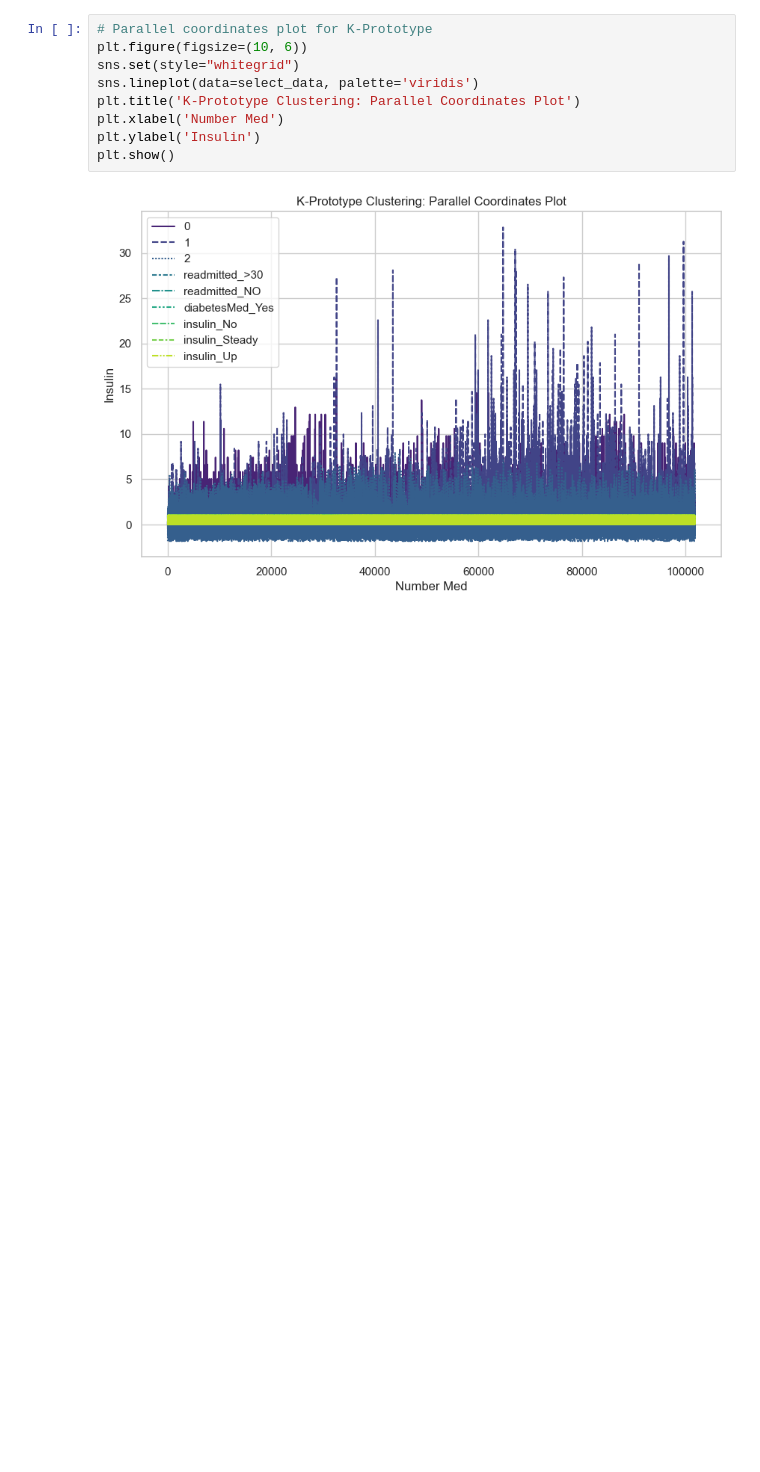
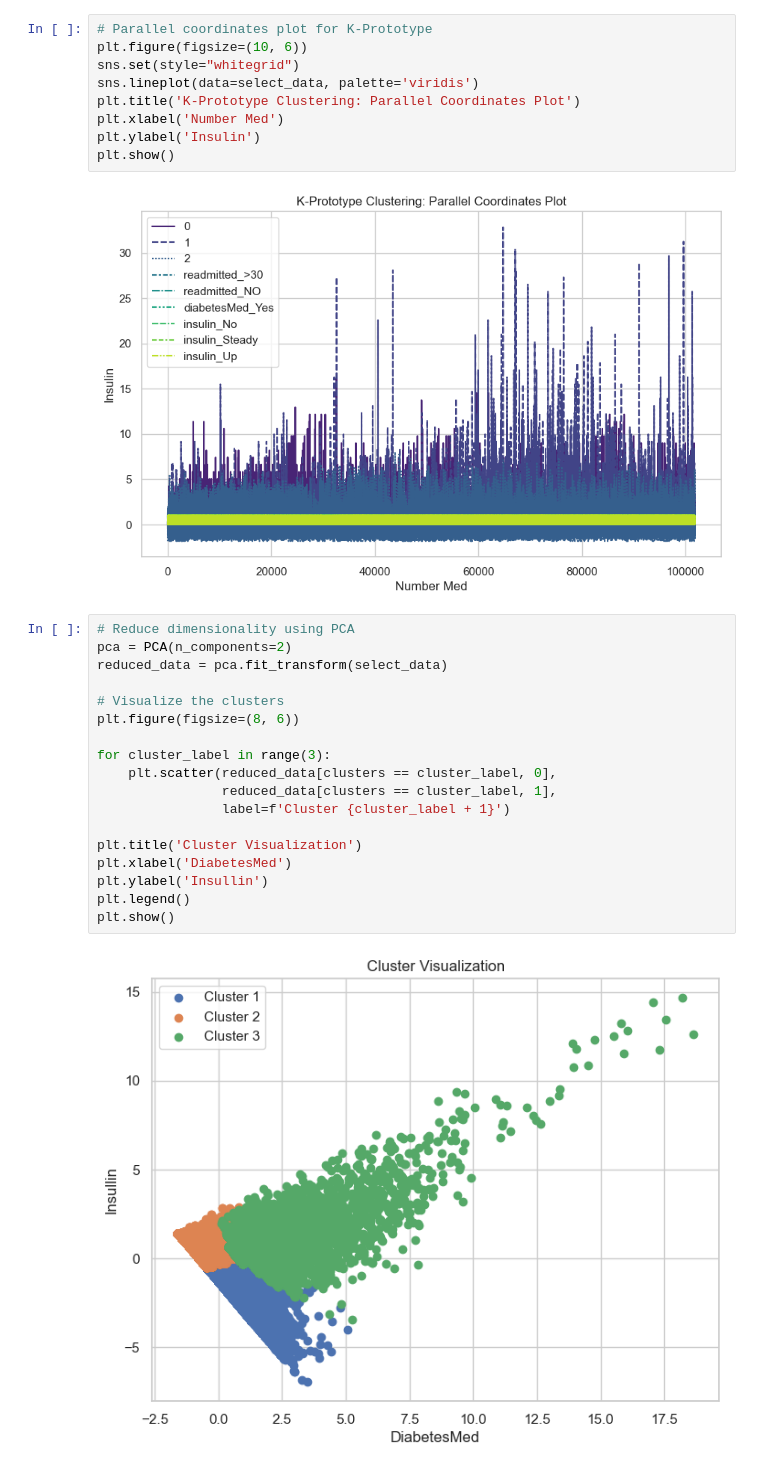
Before and after one commit to dixitmj/Analysis-of-Diabetic-data-, a Jupyter notebook: Advance assign.ipynb, the cells around one changed output. Saved outputs shown, nothing was run; the diff lists cells and outputs as text; blank space fills up the shorter version.

```diff
--- a/Advance assign.ipynb
+++ b/Advance assign.ipynb
@@ -629,3 +642,23 @@ plt.ylabel('Insulin')
 plt.show()
 # %% [output]
 [figure]
+# %%
+# Reduce dimensionality using PCA
+pca = PCA(n_components=2)
+reduced_data = pca.fit_transform(select_data)
+
+# Visualize the clusters
+plt.figure(figsize=(8, 6))
+
+for cluster_label in range(3):
+    plt.scatter(reduced_data[clusters == cluster_label, 0],
+                reduced_data[clusters == cluster_label, 1],
+                label=f'Cluster {cluster_label + 1}')
+
+plt.title('Cluster Visualization')
+plt.xlabel('DiabetesMed')
+plt.ylabel('Insullin')
+plt.legend()
+plt.show()
+# %% [output]
+[figure, added]
```
Also changed, not shown: parts of 10 cells of this notebook.
